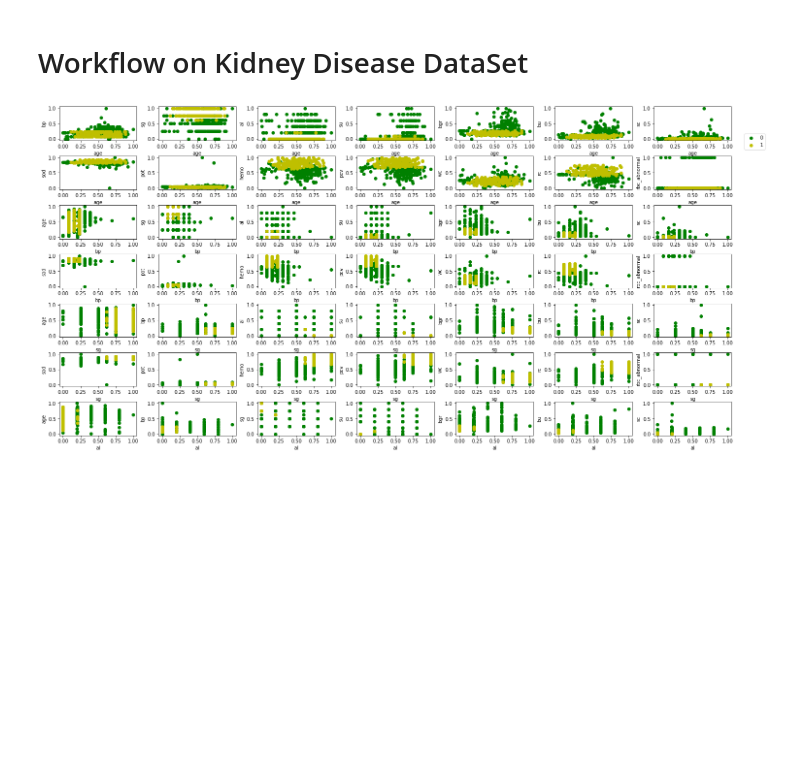
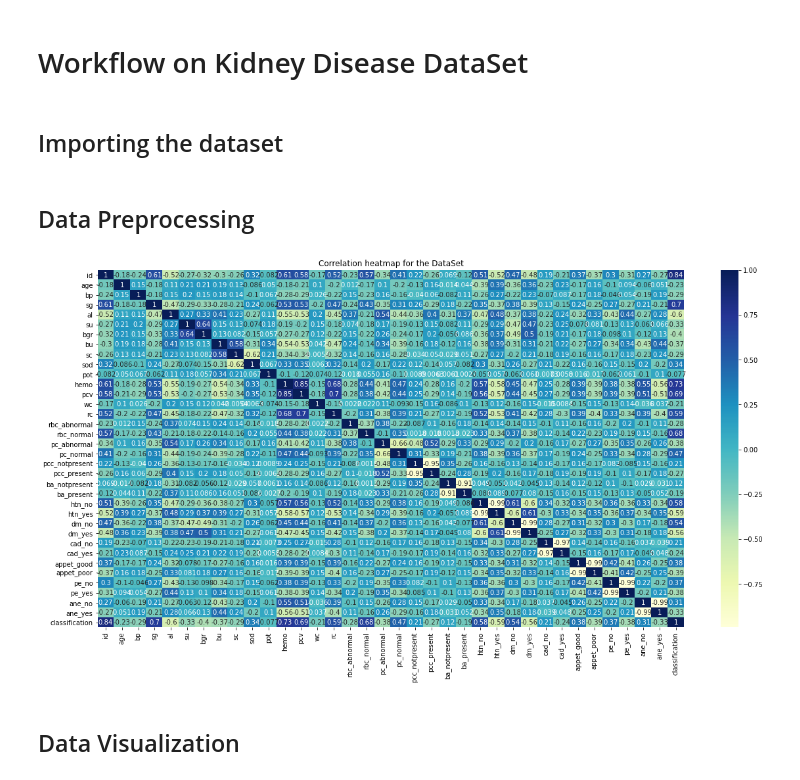
Before and after one commit to hamidmass/MachineLearningProject, a Jupyter notebook: ML Project.ipynb, the cells around one changed output. Saved outputs shown, nothing was run; the diff lists cells and outputs as text; code cells hidden in the pictures; blank space fills up the shorter version.

```diff
--- a/ML Project.ipynb
+++ b/ML Project.ipynb
@@ -36,39 +11,2 @@ def loadData(dataset):
 # %% [markdown]
 ## Data Preprocessing
-# %%
-def preprocessing(df):
-    """
-    Computing the average value on the features and use it to fill the missing values in our DataSet.
-    Normalization of the DataSet by using Min-max scaling :
-        -> Values are shifted and rescaled so that they end up ranging from 0 to 1.
-        -> We do this by subtracting the min value and dividing by the max minus the min.
-
-    @Author : Hatim EL MALKI
-    """
-    cat_col = df.select_dtypes(include=['object']).columns # get categorical columns
-    num_col = [x for x in df.columns if x not in cat_col] # get the numerical columns
-    label_col = df.columns[-1] # get the labels column
-
-    # Min-Max Normalization of the DataSet
-    for x in num_col:
-        mean = df[x].mean() # average of x column
-        df[x]=df[x].fillna(mean) # replace the missing values by average
-        minimum = df[x].min() # get the minimum of x column
-        maximum = df[x].max() # get the maximum of x column
-
-        df[x]=(df[x]-minimum)/(maximum-minimum) # Apply the min-max normalization on x column
-
-    # Remove Blanks from the labels Column
-    for y in cat_col :
-        df[y]=df[y].str.strip()
-
-    # Encode Categorical Data
-    le = LabelEncoder()
-    le.fit(df[label_col]) # fit the labelEncoder
-    label = le.transform(df[label_col]) # Encode the labels column
-    df = df.drop([label_col], axis = 1) # Drop the categorical label column
-    new_df = pd.get_dummies(df) # Convert categorical variable except the labels
-    new_df[label_col] = label # Add the encoded labels column
-
-
-    return new_df
@@ -295,11 +46,17 @@ weighted avg       0.87      0.87      0.87       453
 # %% [markdown]
 # Workflow on Kidney Disease DataSet
+# %% [markdown]
+## Importing the dataset
 # %%
-kidney = loadData("kidney_disease.csv")
+kidney = load_data("kidney_disease.csv")
+# %% [markdown]
+## Data Preprocessing
 # %%
 kidney_df = preprocessing(kidney)
 # %%
-visualizeData(kidney_df)
+data_correlation(kidney_df)
 # %% [output]
-[figure, old version]
+[figure, new version]
+# %% [markdown]
+## Data Visualization
 # %%
```
Also changed, not shown: parts of 31 cells of this notebook, 1 other file.
